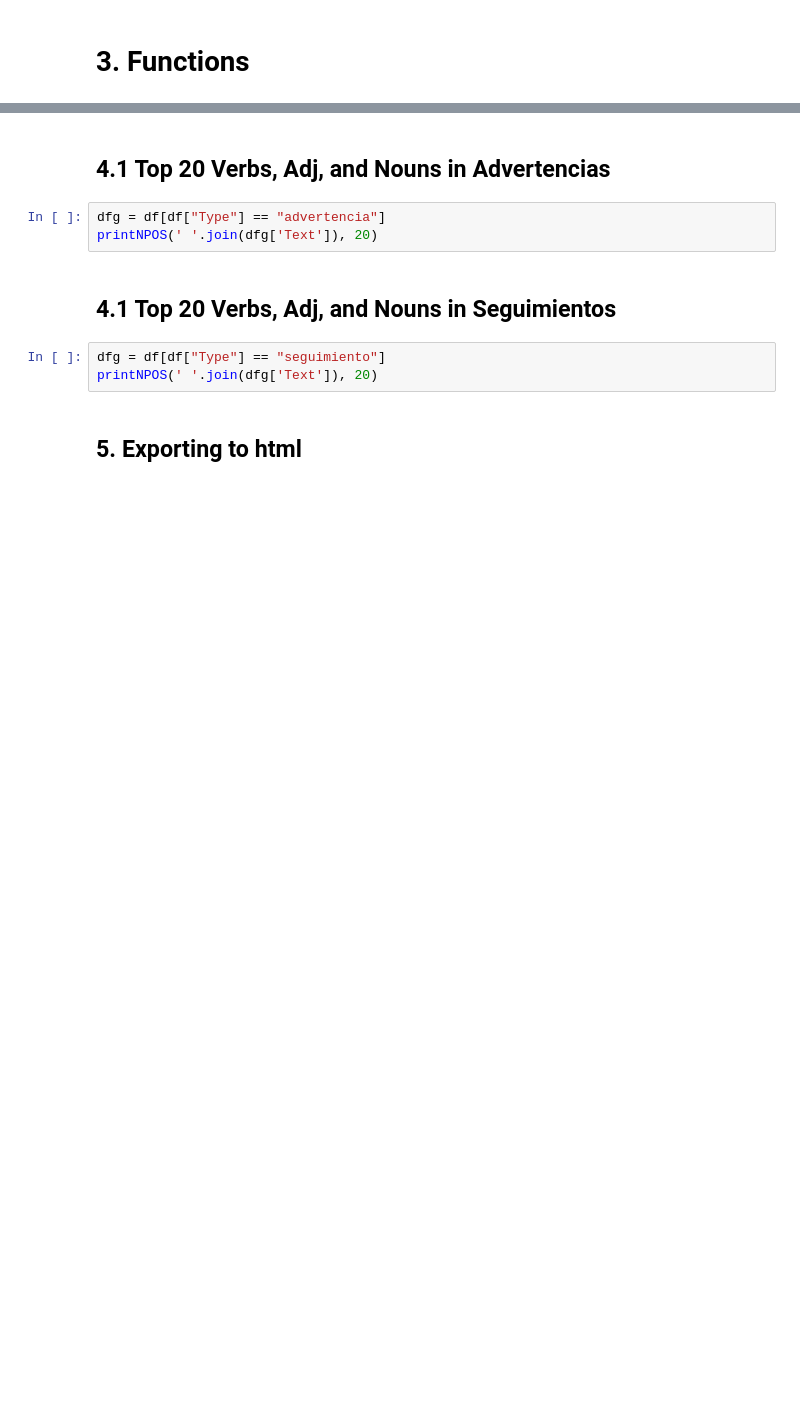
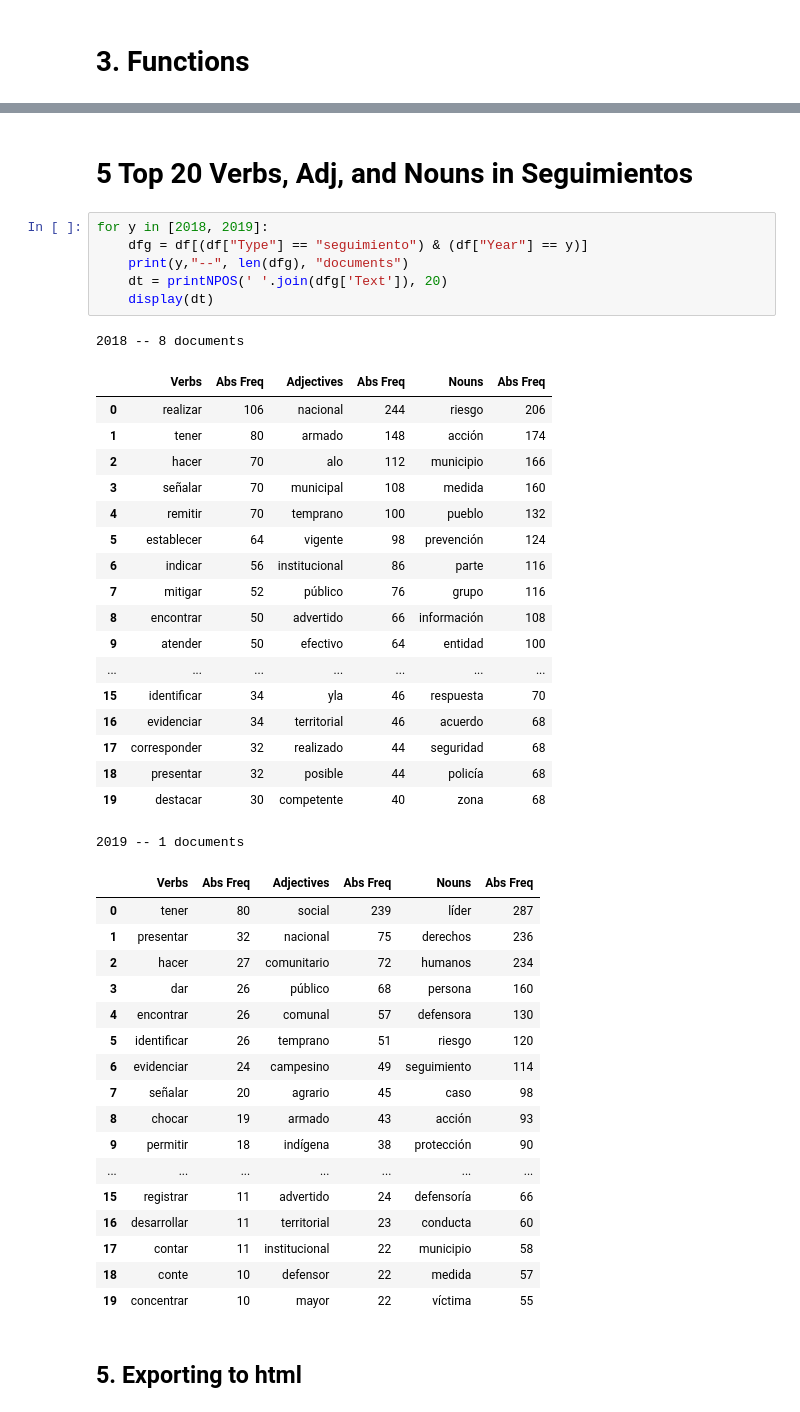
Before and after one commit to ylizama/alertas_colombia, a Jupyter notebook: 4_NLP_Word_Tagging.ipynb, the cells around one changed output, grey strips where cells are left out. Cells and saved outputs as stored; diff of their text form; blank space fills up the shorter version.

```diff
--- a/4_NLP_Word_Tagging.ipynb
+++ b/4_NLP_Word_Tagging.ipynb
@@ -111,13 +271,48 @@ printNPOS(' '.join(df['Text']), 20)
 # %% [markdown]
-## 4.1 Top 20 Verbs, Adj, and Nouns in Advertencias
+# 5 Top 20 Verbs, Adj, and Nouns in Seguimientos
-# %%
-dfg = df[df["Type"] == "advertencia"]
-printNPOS(' '.join(dfg['Text']), 20)
-# %% [markdown]
-## 4.1 Top 20 Verbs, Adj, and Nouns in Seguimientos
 # %%
-dfg = df[df["Type"] == "seguimiento"]
-printNPOS(' '.join(dfg['Text']), 20)
+for y in [2018, 2019]:
+    dfg = df[(df["Type"] == "seguimiento") & (df["Year"] == y)]
+    print(y,"--", len(dfg), "documents")
+    dt = printNPOS(' '.join(dfg['Text']), 20)
+    display(dt)
+# %% [output]
+2018 -- 8 documents
+|  | Verbs | Abs Freq | Adjectives | Abs Freq | Nouns | Abs Freq |
+| 0 | realizar | 106 | nacional | 244 | riesgo | 206 |
+| 1 | tener | 80 | armado | 148 | acción | 174 |
+| 2 | hacer | 70 | alo | 112 | municipio | 166 |
+| 3 | señalar | 70 | municipal | 108 | medida | 160 |
+| 4 | remitir | 70 | temprano | 100 | pueblo | 132 |
+| 5 | establecer | 64 | vigente | 98 | prevención | 124 |
+| 6 | indicar | 56 | institucional | 86 | parte | 116 |
+| 7 | mitigar | 52 | público | 76 | grupo | 116 |
+| 8 | encontrar | 50 | advertido | 66 | información | 108 |
+| 9 | atender | 50 | efectivo | 64 | entidad | 100 |
+| ... | ... | ... | ... | ... | ... | ... |
+| 15 | identificar | 34 | yla | 46 | respuesta | 70 |
+| 16 | evidenciar | 34 | territorial | 46 | acuerdo | 68 |
+| 17 | corresponder | 32 | realizado | 44 | seguridad | 68 |
+| 18 | presentar | 32 | posible | 44 | policía | 68 |
+| 19 | destacar | 30 | competente | 40 | zona | 68 |
+2019 -- 1 documents
+|  | Verbs | Abs Freq | Adjectives | Abs Freq | Nouns | Abs Freq |
+| 0 | tener | 80 | social | 239 | líder | 287 |
+| 1 | presentar | 32 | nacional | 75 | derechos | 236 |
+| 2 | hacer | 27 | comunitario | 72 | humanos | 234 |
+| 3 | dar | 26 | público | 68 | persona | 160 |
+| 4 | encontrar | 26 | comunal | 57 | defensora | 130 |
+| 5 | identificar | 26 | temprano | 51 | riesgo | 120 |
+| 6 | evidenciar | 24 | campesino | 49 | seguimiento | 114 |
+| 7 | señalar | 20 | agrario | 45 | caso | 98 |
+| 8 | chocar | 19 | armado | 43 | acción | 93 |
+| 9 | permitir | 18 | indígena | 38 | protección | 90 |
+| ... | ... | ... | ... | ... | ... | ... |
+| 15 | registrar | 11 | advertido | 24 | defensoría | 66 |
+| 16 | desarrollar | 11 | territorial | 23 | conducta | 60 |
+| 17 | contar | 11 | institucional | 22 | municipio | 58 |
+| 18 | conte | 10 | defensor | 22 | medida | 57 |
+| 19 | concentrar | 10 | mayor | 22 | víctima | 55 |
 # %% [markdown]
 ## 5. Exporting to html
 # %%
```
Also changed, not shown: parts of 10 cells of this notebook.
